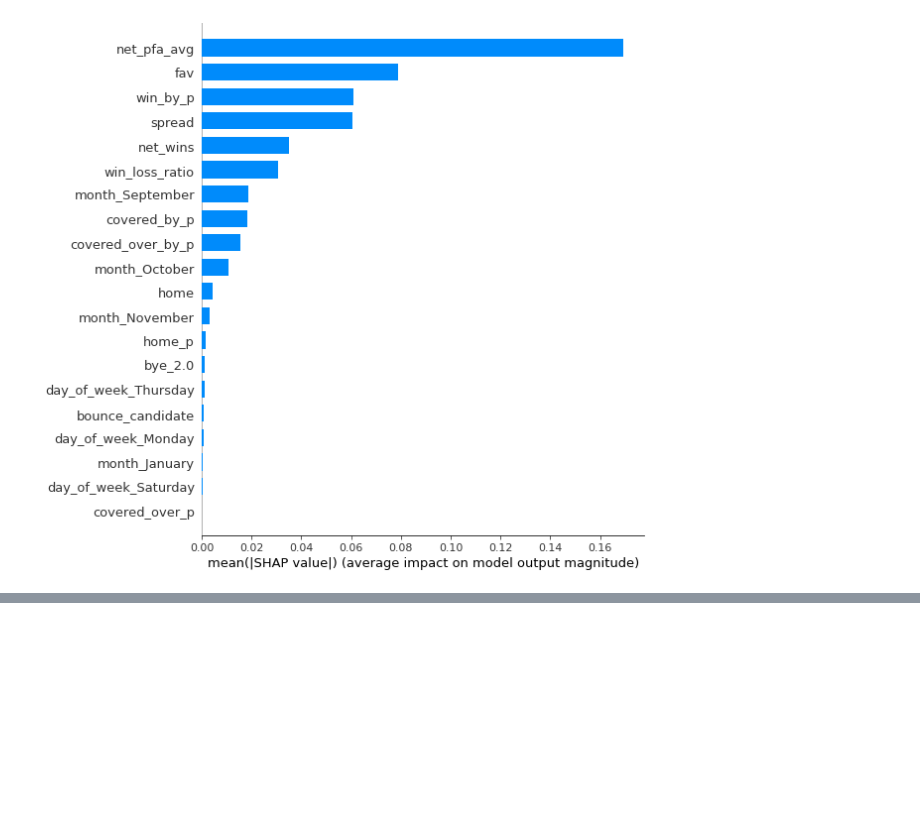
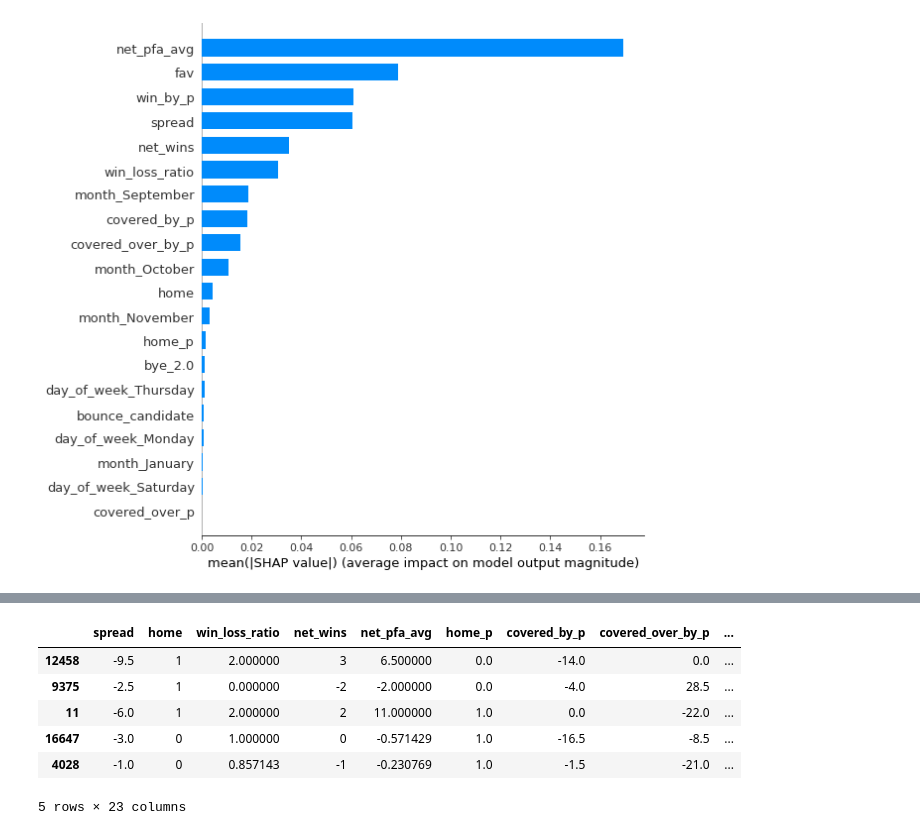
Before and after one commit to carlclifford/Capstone-2, a Jupyter notebook: Capstone 2 Modeling.ipynb, the cells around one changed output, grey strips where cells are left out. Drawn from its saved outputs; the diff is of its cells as text; code cells hidden in the pictures; blank space fills up the shorter version.

```diff
--- a/Capstone 2 Modeling.ipynb
+++ b/Capstone 2 Modeling.ipynb
@@ -389,0 +425,10 @@ shap.summary_plot(shap_values, X_train)
+# %%
+X_train.head()
+# %% [output]
+|  | spread | home | win_loss_ratio | net_wins | net_pfa_avg | home_p | covered_by_p | covered_over_by_p | ... |
+| 12458 | -9.5 | 1 | 2.000000 | 3 | 6.500000 | 0.0 | -14.0 | 0.0 | ... |
+| 9375 | -2.5 | 1 | 0.000000 | -2 | -2.000000 | 0.0 | -4.0 | 28.5 | ... |
+| 11 | -6.0 | 1 | 2.000000 | 2 | 11.000000 | 1.0 | 0.0 | -22.0 | ... |
+| 16647 | -3.0 | 0 | 1.000000 | 0 | -0.571429 | 1.0 | -16.5 | -8.5 | ... |
+| 4028 | -1.0 | 0 | 0.857143 | -1 | -0.230769 | 1.0 | -1.5 | -21.0 | ... |
+5 rows × 23 columns
```
Also changed, not shown: parts of 14 cells of this notebook, 1 other file.
